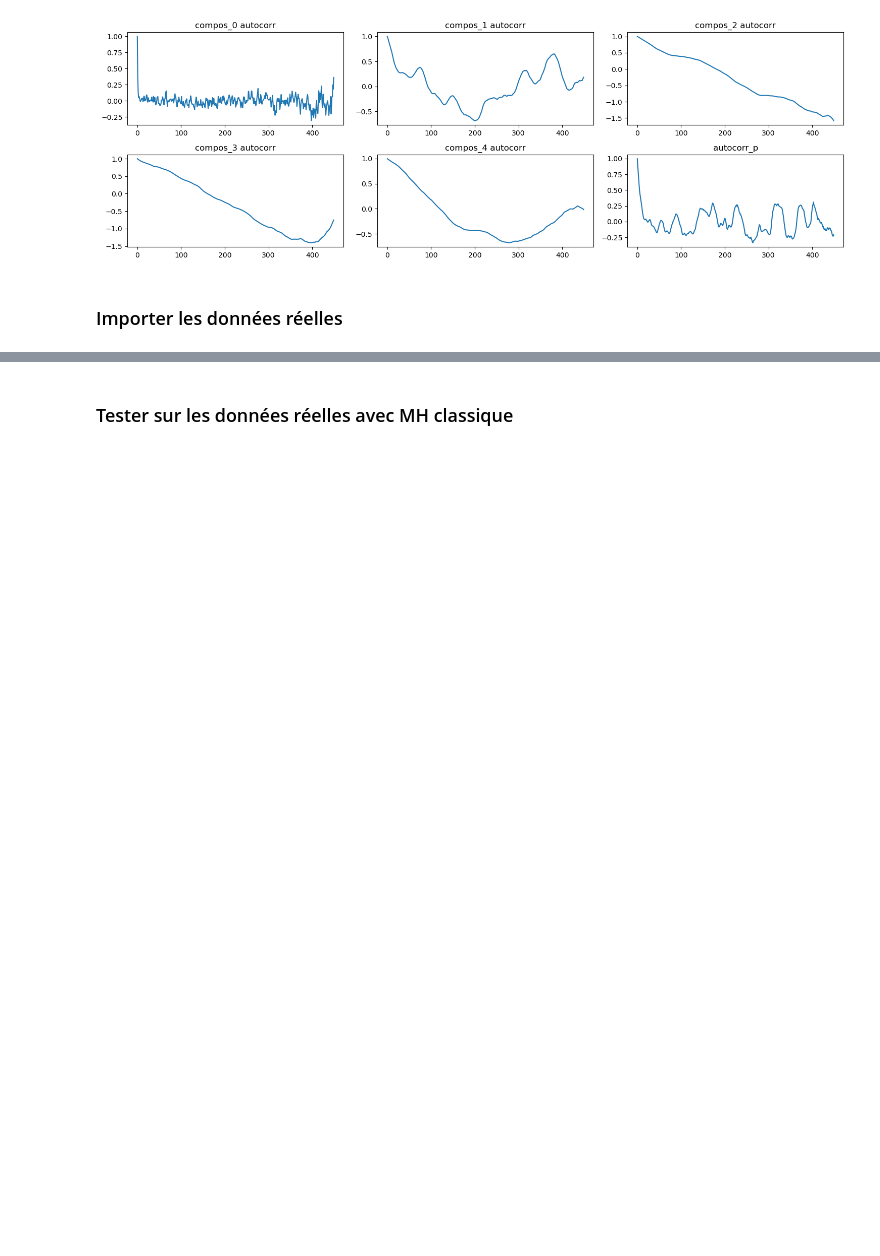
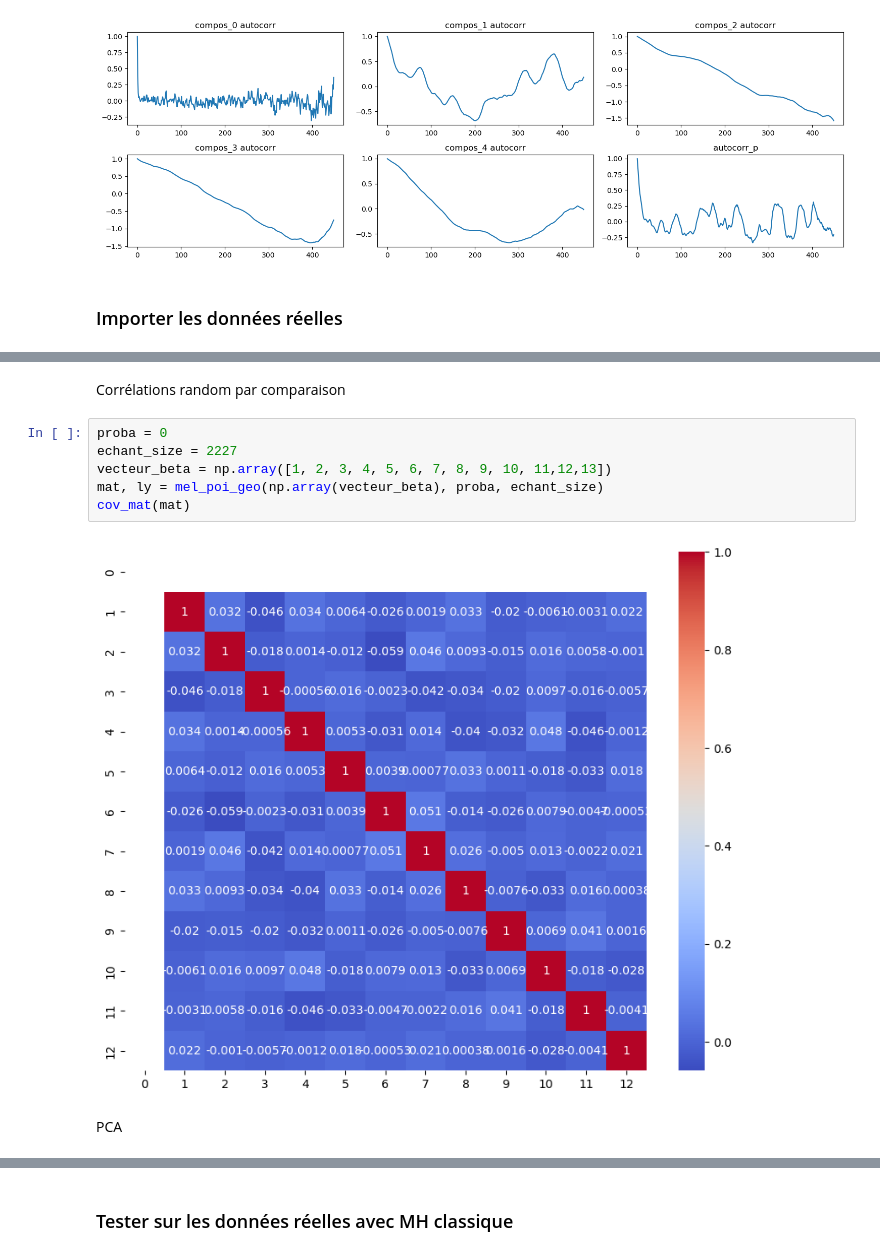
Before and after one commit to AlexandreSelvestre/Recherche-3A, a Jupyter notebook: final_simul.ipynb, the cells around one changed output, grey strips where cells are left out. Drawn from its saved outputs; the diff is of its cells as text; blank space fills up the shorter version.

```diff
--- a/final_simul.ipynb
+++ b/final_simul.ipynb
@@ -676,0 +684,12 @@ plt.show()
+# %% [markdown]
+Corrélations random par comparaison
+# %%
+proba = 0
+echant_size = 2227
+vecteur_beta = np.array([1, 2, 3, 4, 5, 6, 7, 8, 9, 10, 11,12,13])
+mat, ly = mel_poi_geo(np.array(vecteur_beta), proba, echant_size)
+cov_mat(mat)
+# %% [output]
+[figure, added]
+# %% [markdown]
+PCA
```
Also changed, not shown: parts of 17 cells of this notebook.
